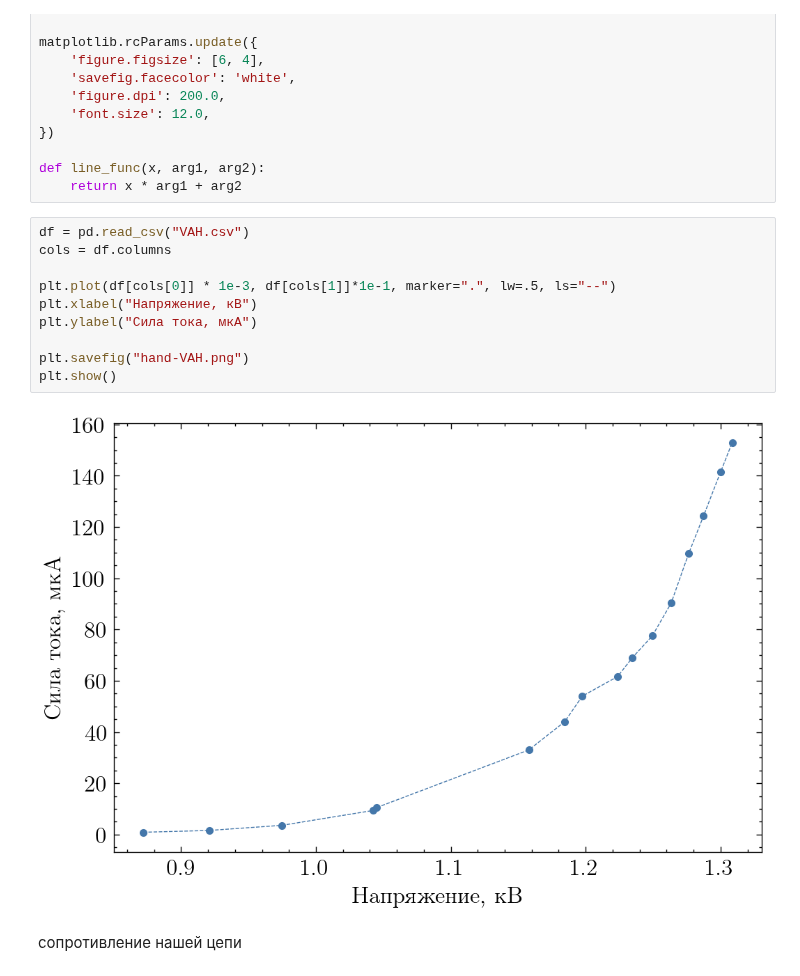
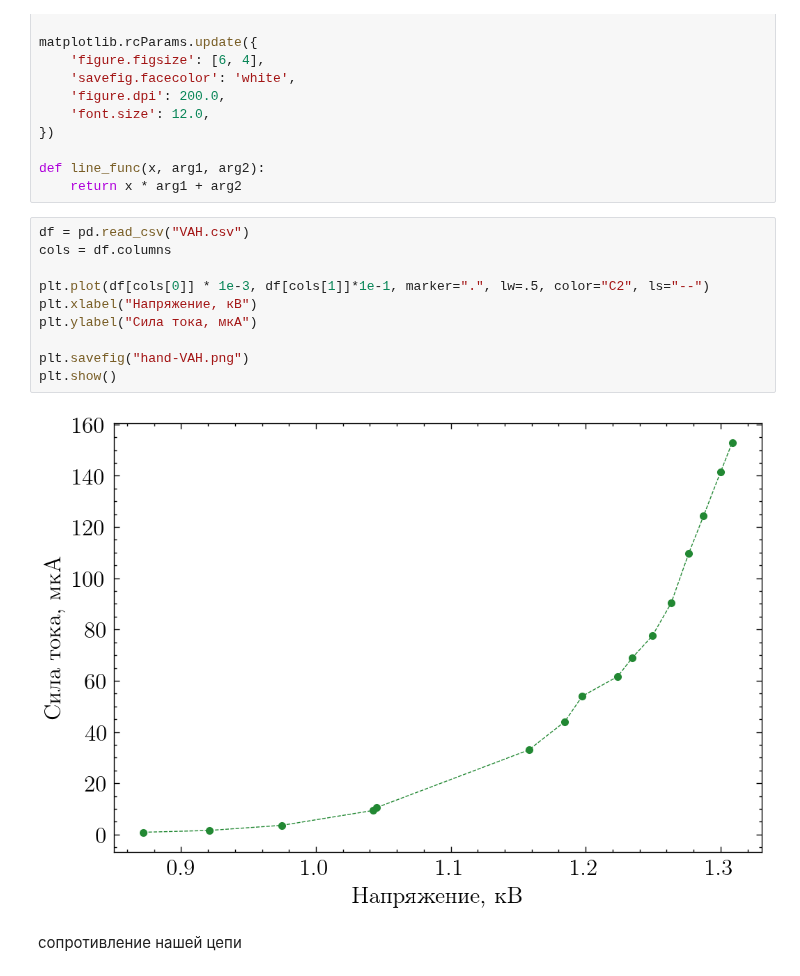
Before and after one commit to gleblug/experiment-automation, a Jupyter notebook: vaki-autoelectron-emission/plots.ipynb, the cells around one changed output. Cells and saved outputs as stored; diff of their text form.

```diff
--- a/vaki-autoelectron-emission/plots.ipynb
+++ b/vaki-autoelectron-emission/plots.ipynb
@@ -23,15 +23,15 @@ def line_func(x, arg1, arg2):
 # %%
 df = pd.read_csv("VAH.csv")
 cols = df.columns
 
-plt.plot(df[cols[0]] * 1e-3, df[cols[1]]*1e-1, marker=".", lw=.5, ls="--")
+plt.plot(df[cols[0]] * 1e-3, df[cols[1]]*1e-1, marker=".", lw=.5, color="C2", ls="--")
 plt.xlabel("Напряжение, кВ")
 plt.ylabel("Сила тока, мкА")
 
 plt.savefig("hand-VAH.png")
 plt.show()
 # %% [output]
-[figure, old version]
+[figure, new version]
 # %% [markdown]
 сопротивление нашей цепи
 # %%
```
Also changed, not shown: parts of 14 cells of this notebook, 7 other files.
